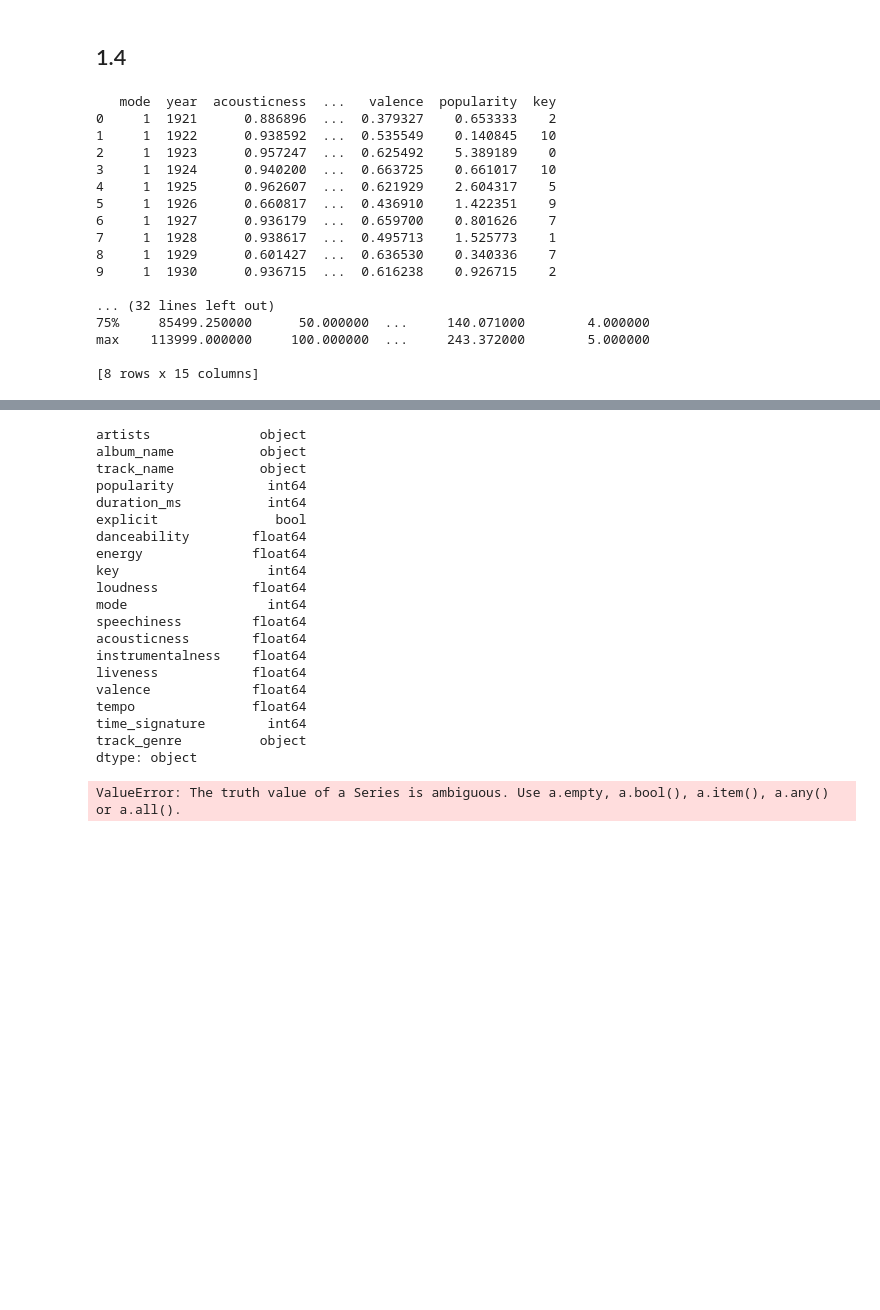
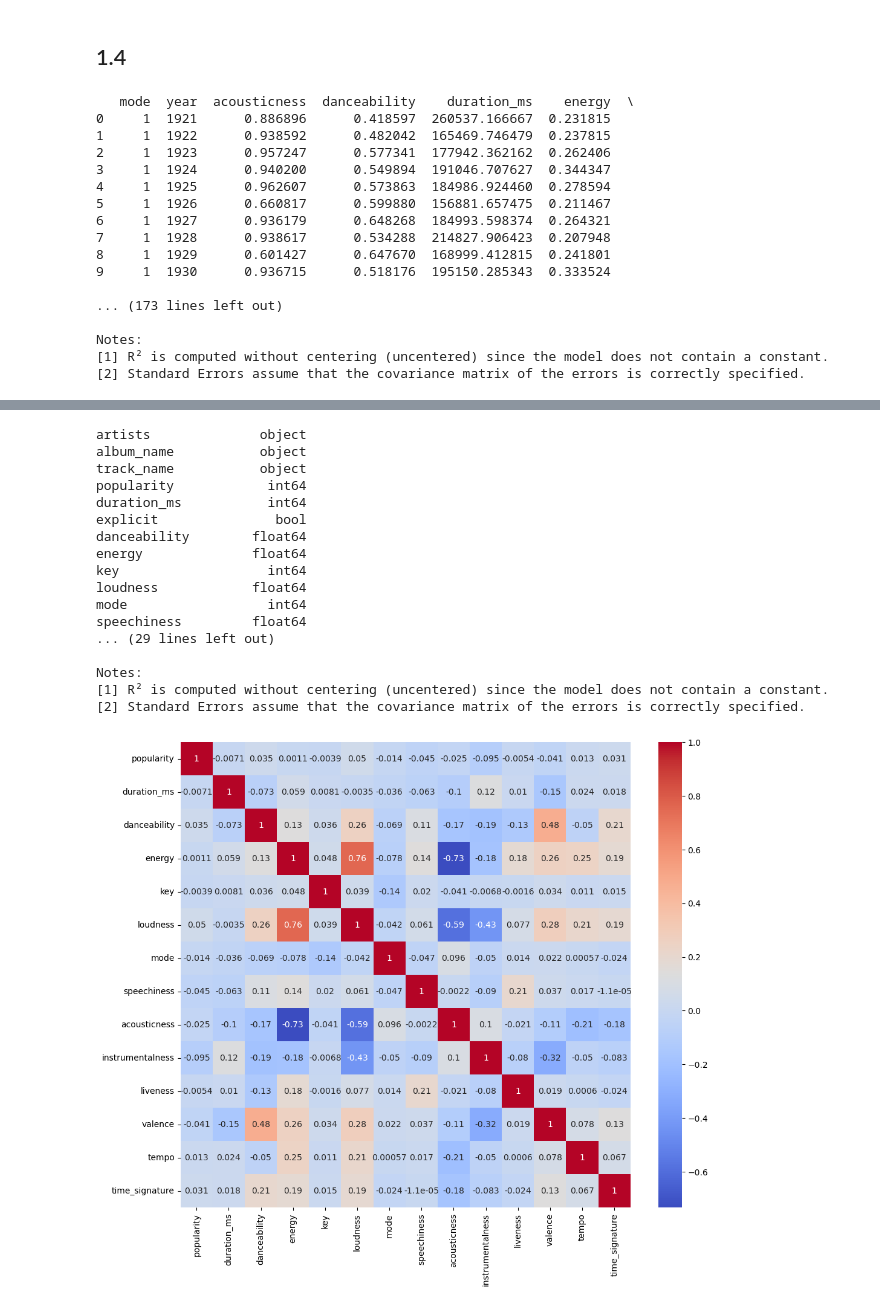
Before and after one commit to JRvArk/DAML_tutorials, a Jupyter notebook: Tutorial 1/1.4.ipynb, the cells around one changed output, grey strips where cells are left out. Cells and saved outputs as stored; diff of their text form; code cells hidden in the pictures; blank space fills up the shorter version.

```diff
--- a/Tutorial 1/1.4.ipynb
+++ b/Tutorial 1/1.4.ipynb
@@ -23,7 +23,7 @@ Xsmall= datasetSmall['tempo']
 ySmall = datasetSmall['popularity']
 
 model = sm.OLS(ySmall, Xsmall).fit()
-model.summary()
+print(model.summary())
 
 corrMatrixSmall = datasetSmall.corr()
 
@@ -31,60 +31,59 @@ plt.figure(figsize=(12,8))
 sns.heatmap(corrMatrixSmall, annot = True, cmap = 'coolwarm')
 plt.show()
 
 print(datasetLarge.dtypes)
-toCategoricalCols = datasetLarge.dtypes[datasetLarge.dtypes == 'object' or datasetLarge.dtypes == 'bool'].index.to_list()
-for col in toCategoricalCols:
-    datasetLarge[col] = datasetLarge[col].astype('category')
-datasetLargeEncoded = pd.get_dummies(datasetLarge, columns = toCategoricalCols, drop_first=True)
+# toCategoricalCols = datasetLarge.dtypes[(datasetLarge.dtypes == 'object') | (datasetLarge.dtypes == 'bool')].index.to_list()
+# for col in toCategoricalCols:
+#     datasetLarge[col] = datasetLarge[col].astype('category')
+# datasetLargeEncoded = pd.get_dummies(datasetLarge, columns = toCategoricalCols, drop_first=True)
 
 Xlarge = datasetLarge['tempo']
 yLarge = datasetLarge['popularity']
 
 model = sm.OLS(yLarge, Xlarge).fit()
-model.summary()
+print(model.summary())
 
-corrMatrixLarge = datasetLarge.corr()
+# corrMatrixLarge = datasetLargeEncoded.corr()
+
+corrMatrixLarge = datasetLarge.select_dtypes(include=['int64', 'float64']).corr()
 
 plt.figure(figsize=(12,10))
 sns.heatmap(corrMatrixLarge, annot = True, cmap = 'coolwarm')
 plt.show()
 # %% [output]
-   mode  year  acousticness  ...   valence  popularity  key
-0     1  1921      0.886896  ...  0.379327    0.653333    2
-1     1  1922      0.938592  ...  0.535549    0.140845   10
-2     1  1923      0.957247  ...  0.625492    5.389189    0
-3     1  1924      0.940200  ...  0.663725    0.661017   10
-4     1  1925      0.962607  ...  0.621929    2.604317    5
-5     1  1926      0.660817  ...  0.436910    1.422351    9
-6     1  1927      0.936179  ...  0.659700    0.801626    7
-7     1  1928      0.938617  ...  0.495713    1.525773    1
-8     1  1929      0.601427  ...  0.636530    0.340336    7
-9     1  1930      0.936715  ...  0.616238    0.926715    2
+   mode  year  acousticness  danceability    duration_ms    energy  \
+0     1  1921      0.886896      0.418597  260537.166667  0.231815
+1     1  1922      0.938592      0.482042  165469.746479  0.237815
+2     1  1923      0.957247      0.577341  177942.362162  0.262406
+3     1  1924      0.940200      0.549894  191046.707627  0.344347
+4     1  1925      0.962607      0.573863  184986.924460  0.278594
+5     1  1926      0.660817      0.599880  156881.657475  0.211467
+6     1  1927      0.936179      0.648268  184993.598374  0.264321
+7     1  1928      0.938617      0.534288  214827.906423  0.207948
+8     1  1929      0.601427      0.647670  168999.412815  0.241801
+9     1  1930      0.936715      0.518176  195150.285343  0.333524
 
-... (32 lines left out)
-75%     85499.250000      50.000000  ...     140.071000        4.000000
-max    113999.000000     100.000000  ...     243.372000        5.000000
+... (173 lines left out)
 
-[8 rows x 15 columns]
+Notes:
+[1] R² is computed without centering (uncentered) since the model does not contain a constant.
+[2] Standard Errors assume that the covariance matrix of the errors is correctly specified.
 [figure]
 artists              object
 album_name           object
 track_name           object
 popularity            int64
 duration_ms           int64
 explicit               bool
 danceability        float64
 energy              float64
 key                   int64
 loudness            float64
 mode                  int64
 speechiness         float64
-acousticness        float64
-instrumentalness    float64
-liveness            float64
-valence             float64
-tempo               float64
-time_signature        int64
-track_genre          object
-dtype: object
+... (29 lines left out)
+
+Notes:
+[1] R² is computed without centering (uncentered) since the model does not contain a constant.
+[2] Standard Errors assume that the covariance matrix of the errors is correctly specified.
-ValueError: The truth value of a Series is ambiguous. Use a.empty, a.bool(), a.item(), a.any() or a.all().
+[figure, added]
```
